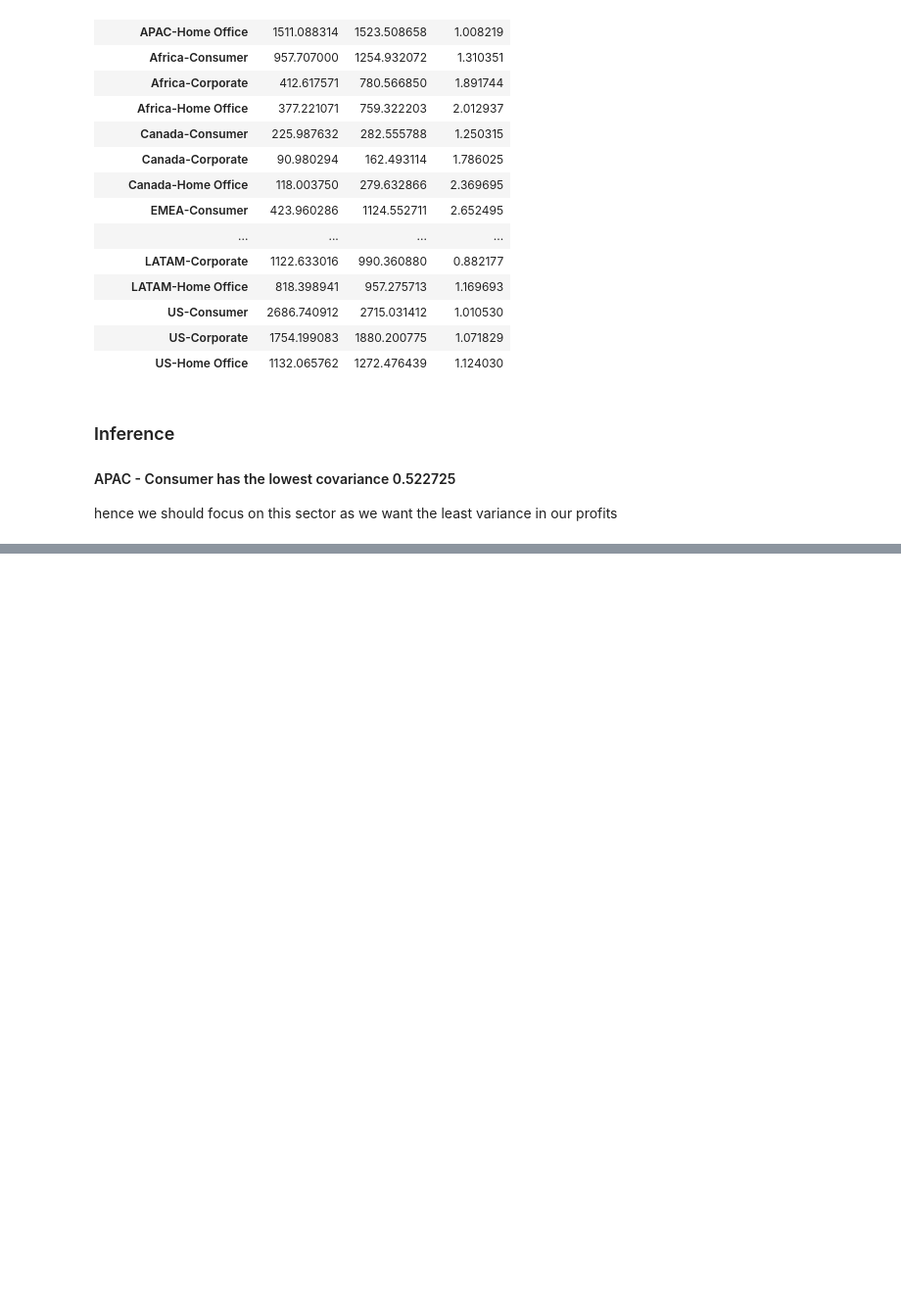
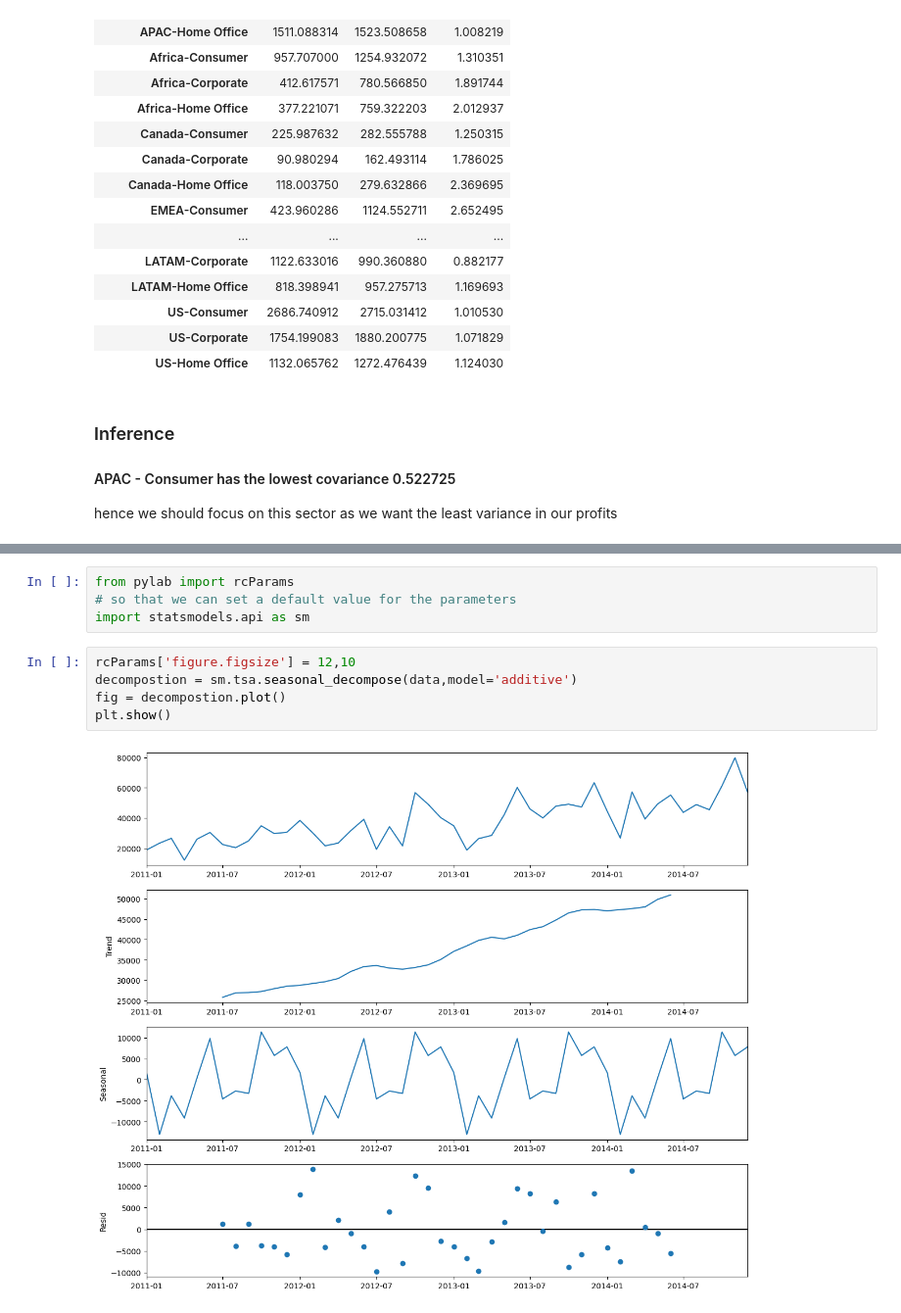
Before and after one commit to ussahil/Global_Mart, a Jupyter notebook: globalSuperStore.ipynb, the cells around one changed output, grey strips where cells are left out. Shown at 98% size. Saved outputs shown, nothing was run; the diff lists cells and outputs as text; blank space fills up the shorter version.

```diff
--- a/globalSuperStore.ipynb
+++ b/globalSuperStore.ipynb
@@ -155,0 +253,11 @@ hence we should focus on this sector as we want the least variance in our profit
+# %%
+from pylab import rcParams
+# so that we can set a default value for the parameters
+import statsmodels.api as sm
+# %%
+rcParams['figure.figsize'] = 12,10
+decompostion = sm.tsa.seasonal_decompose(data,model='additive')
+fig = decompostion.plot()
+plt.show()
+# %% [output]
+[figure, added]
```
Also changed, not shown: parts of 34 cells of this notebook.
